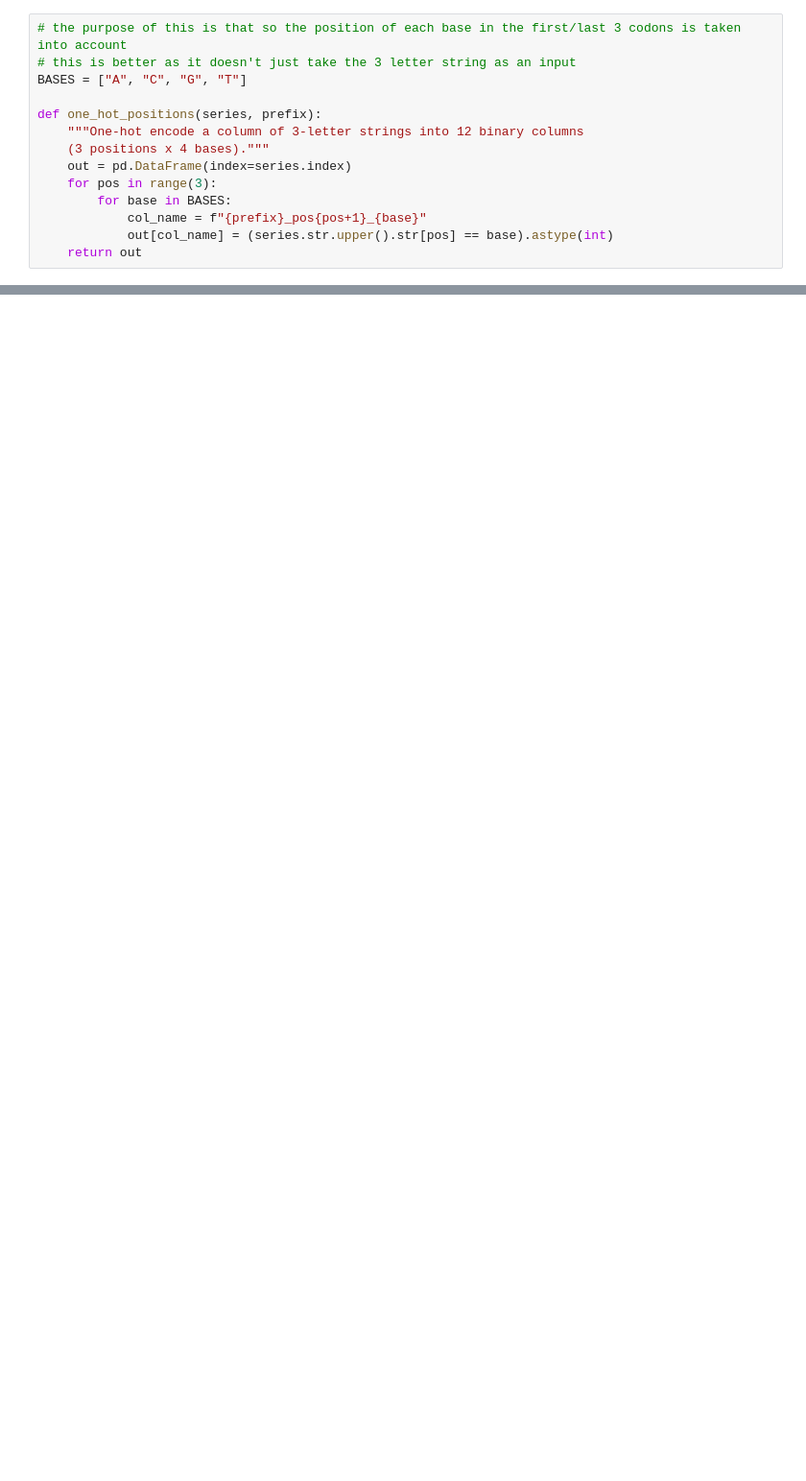
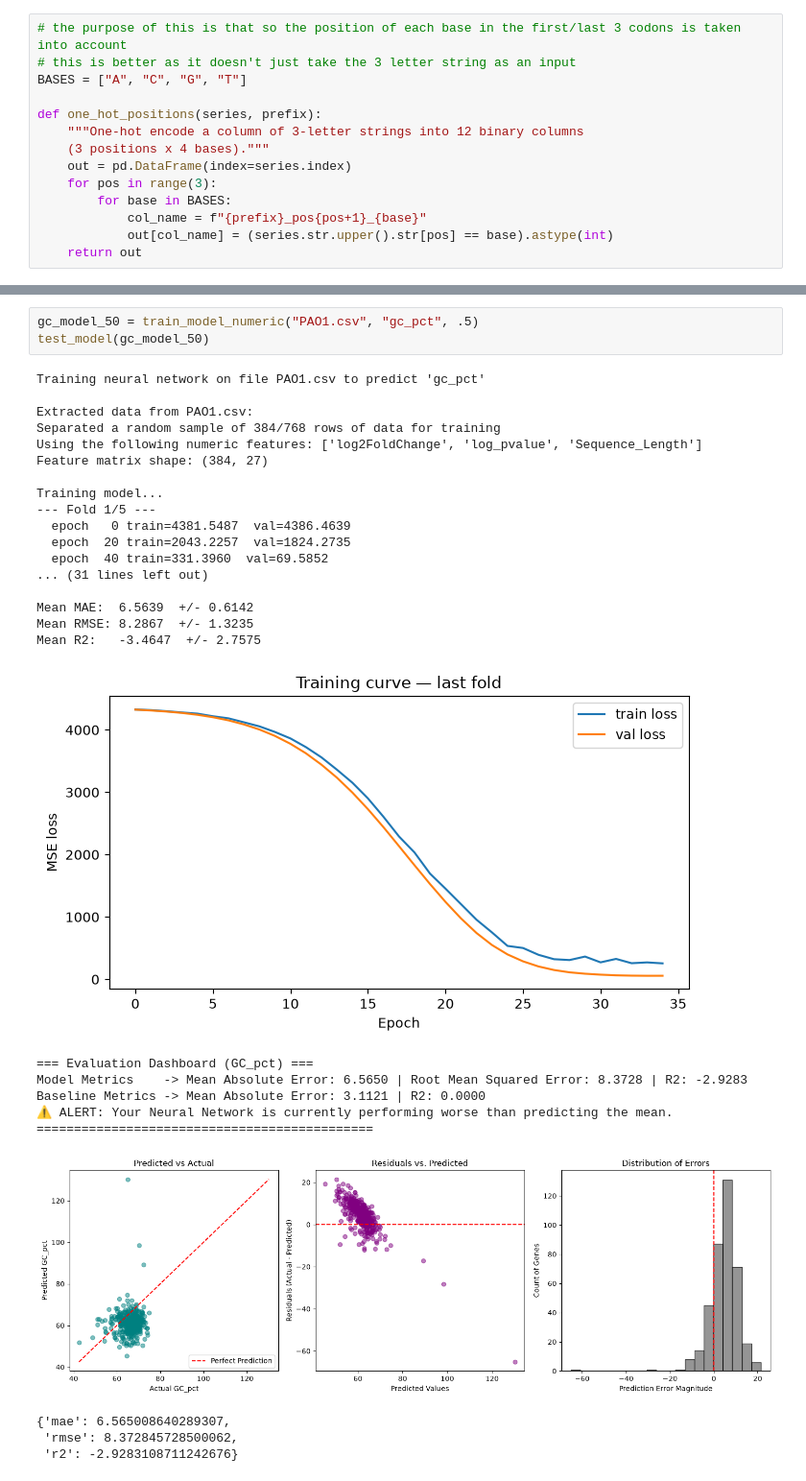
Before and after one commit to rcs227/cse190_ncbi_research, a Jupyter notebook: neural.ipynb, the cells around one changed output, grey strips where cells are left out. Shown at 96% size. Saved outputs shown, nothing was run; the diff lists cells and outputs as text; blank space fills up the shorter version.

```diff
--- a/neural.ipynb
+++ b/neural.ipynb
@@ -75,0 +512,31 @@ def train_model_log2fc(input_file, data_pct):
+# %%
+gc_model_50 = train_model_numeric("PAO1.csv", "gc_pct", .5)
+test_model(gc_model_50)
+# %% [output]
+Training neural network on file PAO1.csv to predict 'gc_pct'
+
+Extracted data from PAO1.csv:
+Separated a random sample of 384/768 rows of data for training
+Using the following numeric features: ['log2FoldChange', 'log_pvalue', 'Sequence_Length']
+Feature matrix shape: (384, 27)
+
+Training model...
+--- Fold 1/5 ---
+  epoch   0 train=4381.5487  val=4386.4639
+  epoch  20 train=2043.2257  val=1824.2735
+  epoch  40 train=331.3960  val=69.5852
+... (31 lines left out)
+
+Mean MAE:  6.5639  +/- 0.6142
+Mean RMSE: 8.2867  +/- 1.3235
+Mean R2:   -3.4647  +/- 2.7575
+[figure, added]
+=== Evaluation Dashboard (GC_pct) ===
+Model Metrics    -> Mean Absolute Error: 6.5650 | Root Mean Squared Error: 8.3728 | R2: -2.9283
+Baseline Metrics -> Mean Absolute Error: 3.1121 | R2: 0.0000
+⚠️ ALERT: Your Neural Network is currently performing worse than predicting the mean.
+=============================================
+[figure, added]
+{'mae': 6.565008640289307,
+ 'rmse': 8.372845728500062,
+ 'r2': -2.9283108711242676}
```
Also changed, not shown: parts of 9 cells of this notebook.
